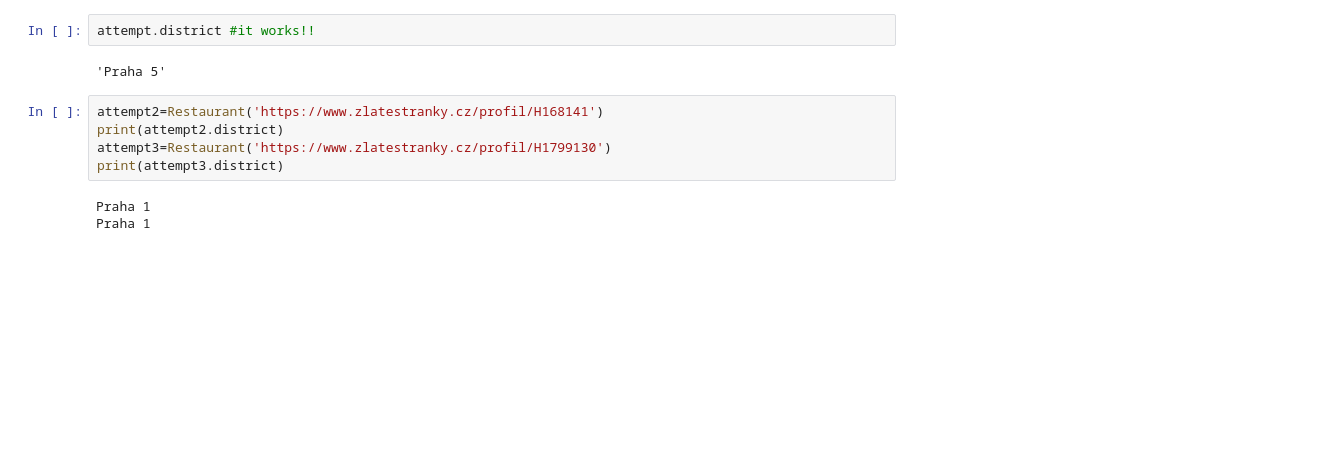
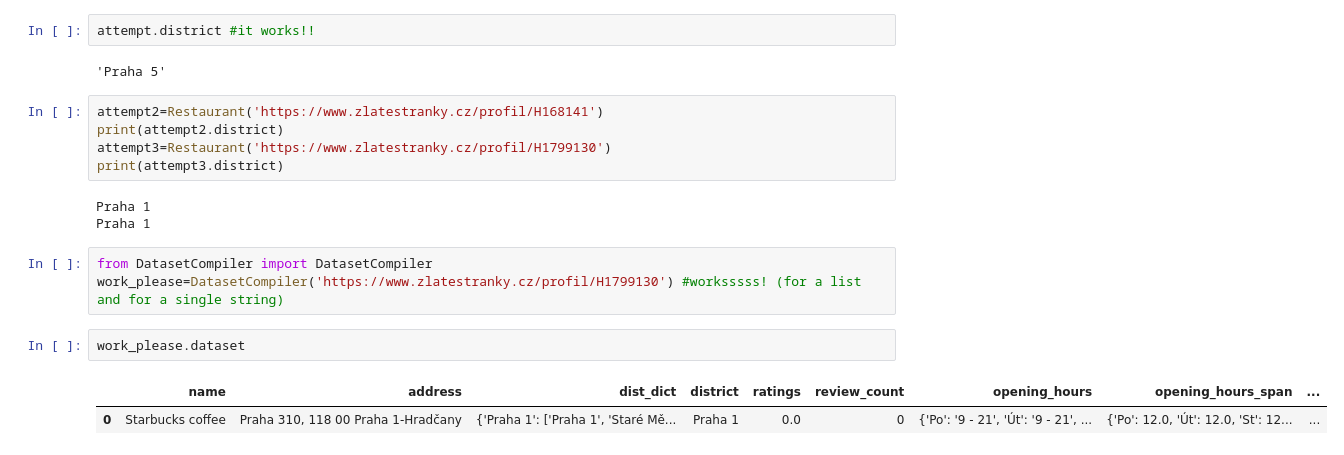
Before and after one commit to Matyas-Mattanelli/Webscraper-Zlate-Stranky, a Jupyter notebook: test.ipynb, the cells around one changed output. Saved outputs shown, nothing was run; the diff lists cells and outputs as text; blank space fills up the shorter version.

Commit message:
testing DatasetCompiler.py and it seems to work!

```diff
--- a/test.ipynb
+++ b/test.ipynb
@@ -174,3 +193,11 @@ print(attempt3.district)
 # %% [output]
 Praha 1
 Praha 1
+# %%
+from DatasetCompiler import DatasetCompiler
+work_please=DatasetCompiler('https://www.zlatestranky.cz/profil/H1799130') #worksssss! (for a list and for a single string)
+# %%
+work_please.dataset
+# %% [output]
+|  | name | address | dist_dict | district | ratings | review_count | opening_hours | opening_hours_span | ... |
+| 0 | Starbucks coffee | Praha 310, 118 00 Praha 1-Hradčany | {'Praha 1': ['Praha 1', 'Staré Mě... | Praha 1 | 0.0 | 0 | {'Po': '9 - 21', 'Út': '9 - 21', ... | {'Po': 12.0, 'Út': 12.0, 'St': 12... | ... |
```
Also changed, not shown: parts of 4 cells of this notebook.
